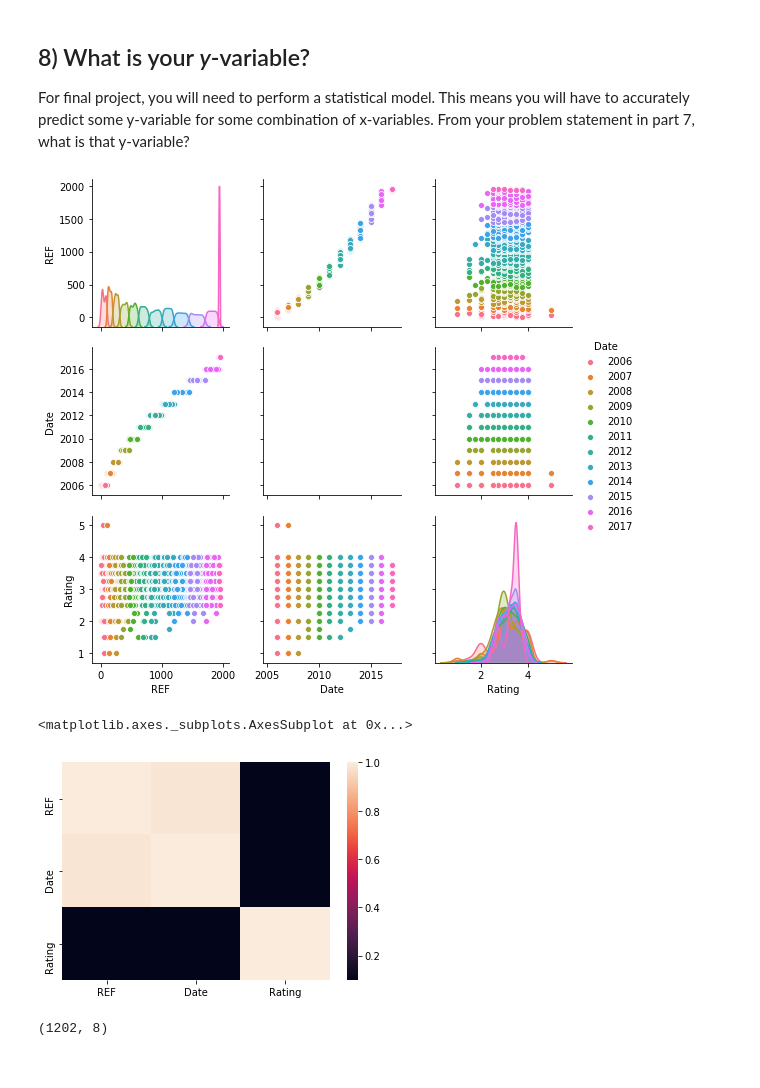
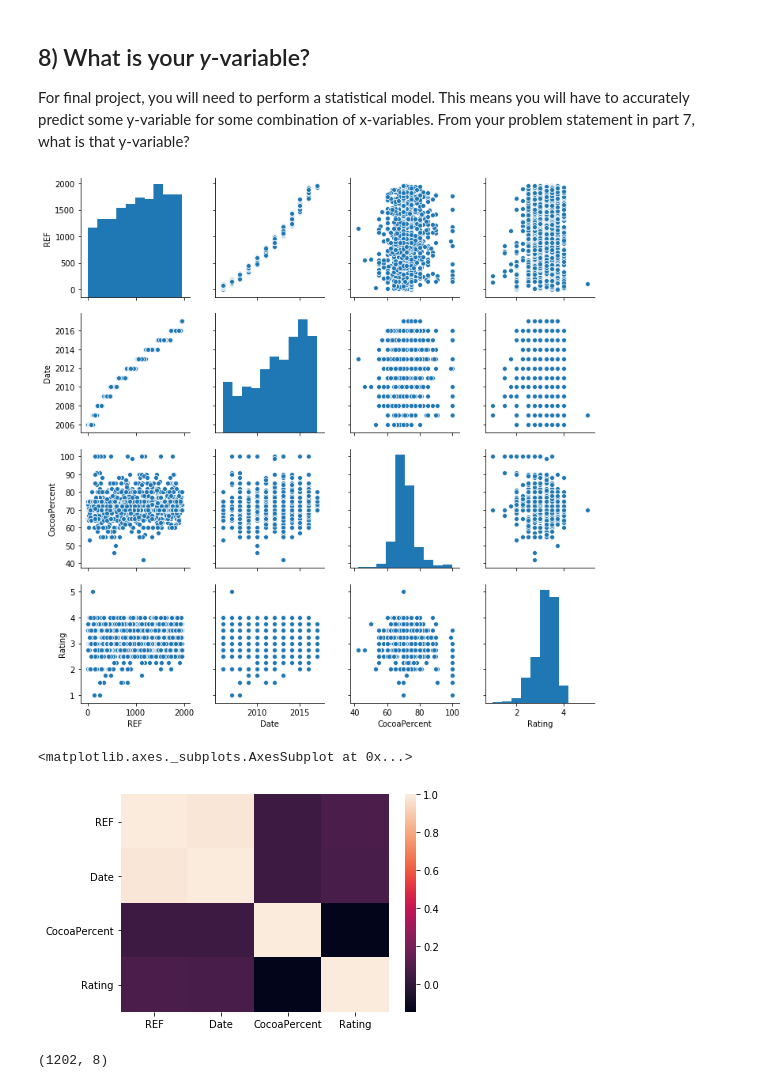
Before and after one commit to greeeneg/final-project, a Jupyter notebook: final-project.ipynb, the cells around one changed output. Drawn from its saved outputs; the diff is of its cells as text; code cells hidden in the pictures.

Commit message:
cleaning more

```diff
--- a/final-project.ipynb
+++ b/final-project.ipynb
@@ -199,15 +201,13 @@ BroadOrigin                  1721 non-null object
 dtypes: float64(1), int64(2), object(6)
 memory usage: 126.3+ KB
 # %%
-Chocolate= ChocolateNa_df.rename({
+Chocolate= ChocolateNa_df.rename({"Company\xa0\n(Maker-if known)":"Company",
                                'Specific Bean Origin\nor Bar Name': "BeanOrigin",
                               "Review\nDate": "Date",
                               "Cocoa\nPercent": "CocoaPercent",
                                          "Company\nLocation":"Location",
                                          "Bean\nType":"BeanType",
                                          "Broad Bean\nOrigin":"BroadOrigin"}, axis='columns')
-# %%
-Chocolate.rename( columns = {"Company \n(Maker-if known) ": "Company"}, inplace=True)
 # %%
 Chocolate.head()
 # %% [output]
@@ -426,4 +439,6 @@ array(['63%', '70%', '60%', '80%', '88%', '72%', '55%', '75%', '65%',
        '57%', '72.5%', '56%', '46%', '89%', '84%', '53%', '87%', '99%'],
       dtype=object)
 # %%
-ChocolateFinal['CocoaPercent']=(ChocolateFinal['CocoaPercent']).str.replace('%',' ').astype(float)
+ChocolateClean3['CocoaPercent']=(ChocolateClean3['CocoaPercent']).str.replace('%',' ').astype(float)
+# %%
+Chocolate_cleaned=ChocolateClean3
@@ -452,14 +478,14 @@ Below, write a problem statement. Keep in mind that your task is to tease out re
 For final project, you will need to perform a statistical model. This means you will have to accurately predict some y-variable for some combination of x-variables. From your problem statement in part 7, what is that y-variable?
 # %%
 import seaborn as sns
-sns.pairplot(Chocolate, hue="Date");
+sns.pairplot(Chocolate_cleaned);
 # %% [output]
-[figure, old version]
+[figure, new version]
 # %%
-sns.heatmap(Chocolate.corr())
+sns.heatmap(ChocolateFinal.corr())
 # %% [output]
 <matplotlib.axes._subplots.AxesSubplot at 0x...>
-[figure, old version]
+[figure, new version]
 # %%
 from sklearn.model_selection import train_test_split
 # %%
```
Also changed, not shown: parts of 25 cells of this notebook.
